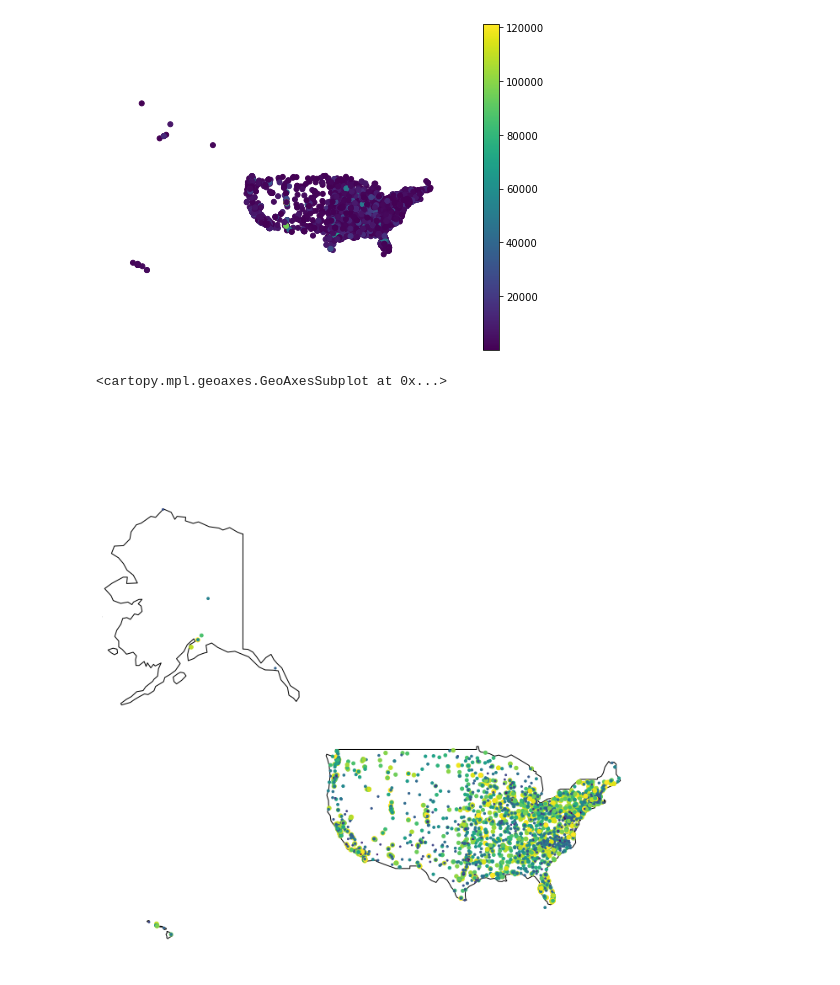
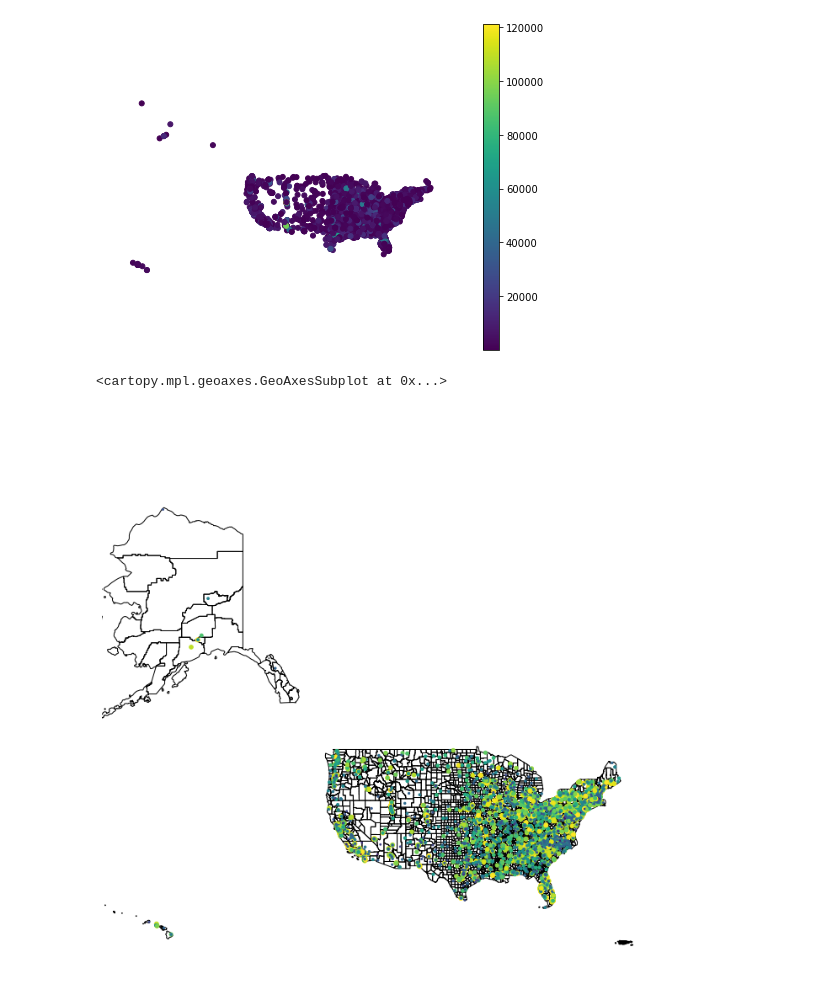
Before and after one commit to chekos/geospatial-public-policy-analysis-with-geopandas, a Jupyter notebook: notebooks/00_DataViz-US.ipynb, the cells around one changed output. Saved outputs shown, nothing was run; the diff lists cells and outputs as text; code cells hidden in the pictures.

```diff
--- a/notebooks/00_DataViz-US.ipynb
+++ b/notebooks/00_DataViz-US.ipynb
@@ -93,6 +99,8 @@ usa = gdf[gdf['name'] == 'United States of America']
+# %%
+counties = gpd.read_file(PROCESSED_DATA / 'tmp' / 'tl_2019_us_county.shp')
 # %%
-ax = gplt.polyplot(usa, projection=gcrs.WebMercator(), figsize=(12,12))
+ax = gplt.polyplot(counties, projection=gcrs.WebMercator(), figsize=(12,12))
 gplt.pointplot(institutions, hue='share_full-time', legend = False, ax=ax, scale='share_full-time')
 # %% [output]
 <cartopy.mpl.geoaxes.GeoAxesSubplot at 0x...>
-[figure, old version]
+[figure, new version]
```
Also changed, not shown: parts of 5 cells of this notebook, 1 other file.
